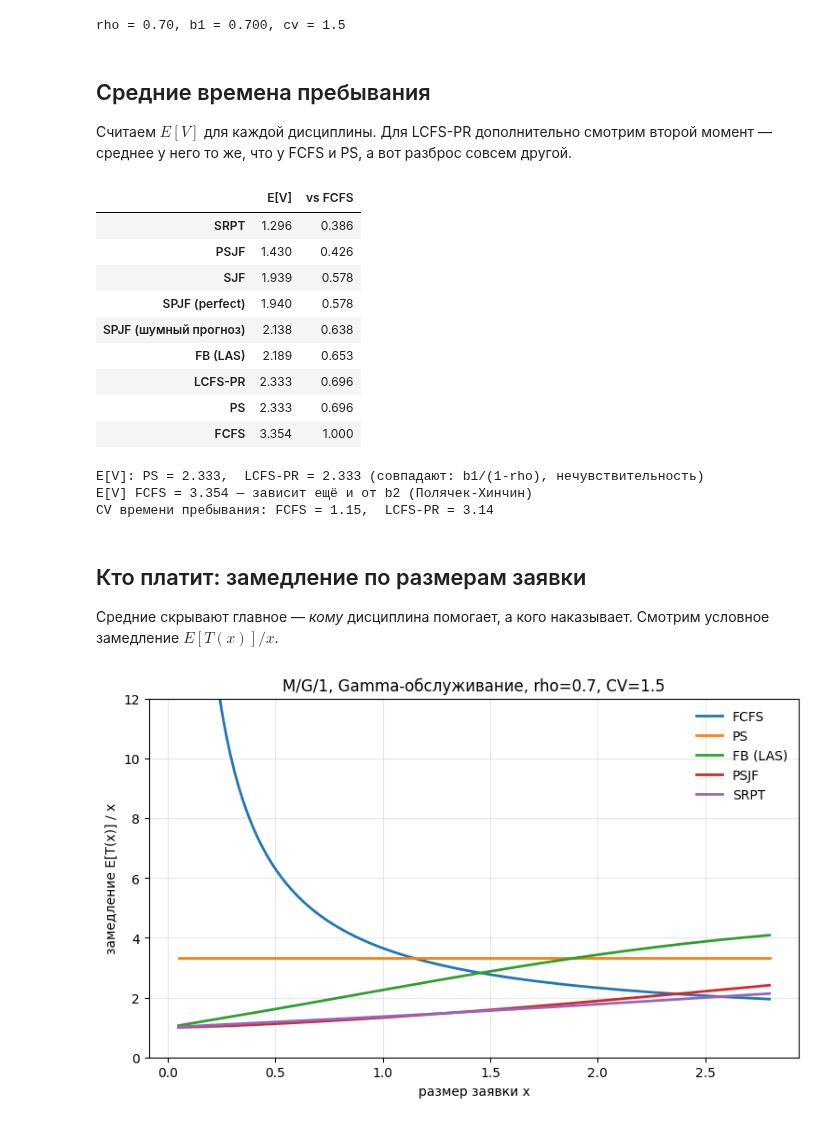
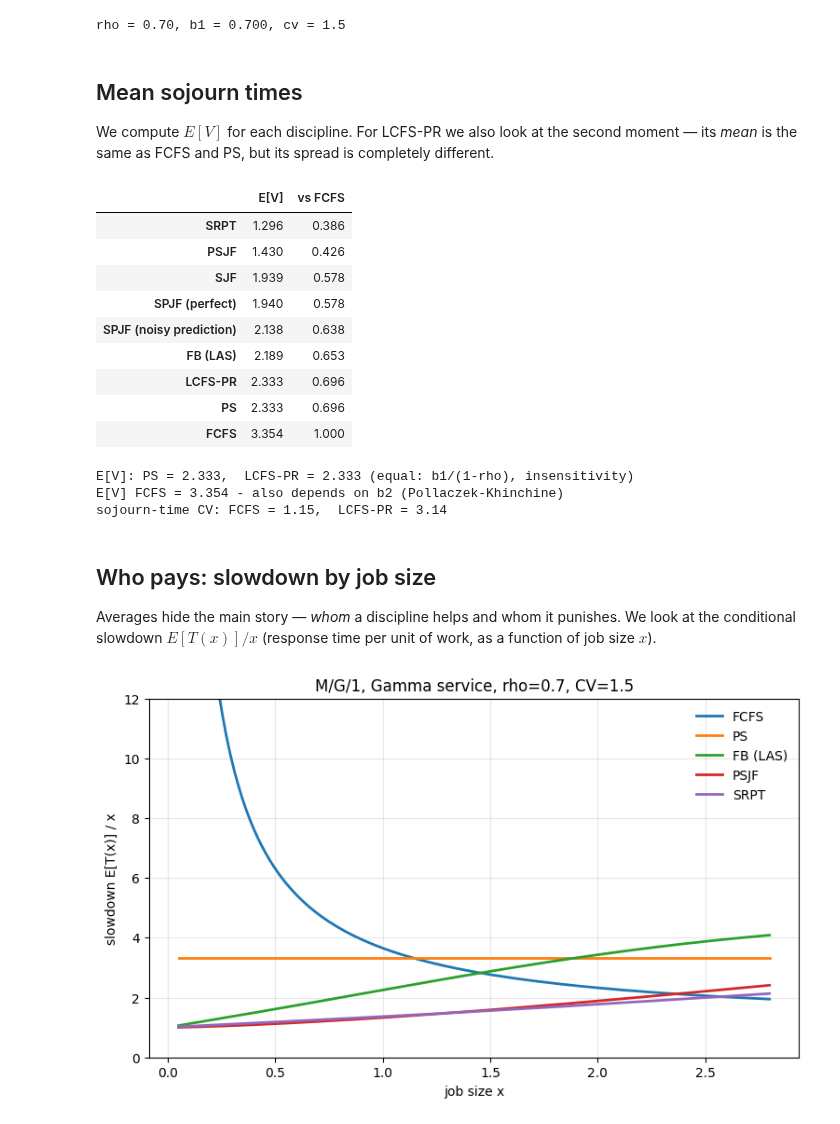
Before and after one commit to xabarov/most-queue, a Jupyter notebook: tutorials/disciplines_comparison.ipynb, the cells around one changed output. Saved outputs shown, nothing was run; the diff lists cells and outputs as text; code cells hidden in the pictures.

```diff
--- a/tutorials/disciplines_comparison.ipynb
+++ b/tutorials/disciplines_comparison.ipynb
@@ -39,10 +40,10 @@ print(f"rho = {RHO:.2f}, b1 = {b[0]:.3f}, cv = {CV}")
 # %% [output]
 rho = 0.70, b1 = 0.700, cv = 1.5
 # %% [markdown]
-## Средние времена пребывания
+## Mean sojourn times
 
-Считаем $E[V]$ для каждой дисциплины. Для LCFS-PR дополнительно смотрим второй момент —
-среднее у него то же, что у FCFS и PS, а вот разброс совсем другой.
+We compute $E[V]$ for each discipline. For LCFS-PR we also look at the second moment — its *mean* is
+the same as FCFS and PS, but its spread is completely different.
 # %%
 def size_based(cls, predictor=None):
     calc = cls()
@@ -70,7 +71,7 @@ results = {
     "PSJF": size_based(MG1PsjfCalc).v[0],
     "SRPT": size_based(MG1SrptCalc).v[0],
     "SPJF (perfect)": size_based(MG1SpjfCalc, PerfectPredictor()).v[0],
-    "SPJF (шумный прогноз)": size_based(MG1SpjfCalc, ExpNoisePredictor()).v[0],
+    "SPJF (noisy prediction)": size_based(MG1SpjfCalc, ExpNoisePredictor()).v[0],
 }
 
 df = pd.DataFrame(
@@ -84,7 +85,7 @@ df.round(3)
 | PSJF | 1.430 | 0.426 |
 | SJF | 1.939 | 0.578 |
 | SPJF (perfect) | 1.940 | 0.578 |
-| SPJF (шумный прогноз) | 2.138 | 0.638 |
+| SPJF (noisy prediction) | 2.138 | 0.638 |
 | FB (LAS) | 2.189 | 0.653 |
 | LCFS-PR | 2.333 | 0.696 |
 | PS | 2.333 | 0.696 |
@@ -92,42 +93,42 @@ df.round(3)
 # %%
 cv_sojourn_fcfs = np.sqrt(fcfs_res.v[1] - fcfs_res.v[0] ** 2) / fcfs_res.v[0]
 cv_sojourn_lcfs = np.sqrt(lcfs_res.v[1] - lcfs_res.v[0] ** 2) / lcfs_res.v[0]
-print(f"E[V]: PS = {ps_res.v[0]:.3f},  LCFS-PR = {lcfs_res.v[0]:.3f} (совпадают: b1/(1-rho), нечувствительность)")
-print(f"E[V] FCFS = {fcfs_res.v[0]:.3f} — зависит ещё и от b2 (Полячек-Хинчин)")
-print(f"CV времени пребывания: FCFS = {cv_sojourn_fcfs:.2f},  LCFS-PR = {cv_sojourn_lcfs:.2f}")
+print(f"E[V]: PS = {ps_res.v[0]:.3f},  LCFS-PR = {lcfs_res.v[0]:.3f} (equal: b1/(1-rho), insensitivity)")
+print(f"E[V] FCFS = {fcfs_res.v[0]:.3f} - also depends on b2 (Pollaczek-Khinchine)")
+print(f"sojourn-time CV: FCFS = {cv_sojourn_fcfs:.2f},  LCFS-PR = {cv_sojourn_lcfs:.2f}")
 # %% [output]
-E[V]: PS = 2.333,  LCFS-PR = 2.333 (совпадают: b1/(1-rho), нечувствительность)
-E[V] FCFS = 3.354 — зависит ещё и от b2 (Полячек-Хинчин)
-CV времени пребывания: FCFS = 1.15,  LCFS-PR = 3.14
+E[V]: PS = 2.333,  LCFS-PR = 2.333 (equal: b1/(1-rho), insensitivity)
+E[V] FCFS = 3.354 - also depends on b2 (Pollaczek-Khinchine)
+sojourn-time CV: FCFS = 1.15,  LCFS-PR = 3.14
 # %% [markdown]
-## Кто платит: замедление по размерам заявки
+## Who pays: slowdown by job size
 
-Средние скрывают главное — *кому* дисциплина помогает, а кого наказывает.
-Смотрим условное замедление $E[T(x)]/x$.
+Averages hide the main story — *whom* a discipline helps and whom it punishes. We look at the
+conditional slowdown $E[T(x)]/x$ (response time per unit of work, as a function of job size $x$).
 # %%
 fb = MG1FbCalc(); fb.set_sources(LAM); fb.set_servers(gamma_params, "Gamma"); fb.run()
 srpt = MG1SrptCalc(); srpt.set_sources(LAM); srpt.set_servers(gamma_params, "Gamma"); srpt.run()
 psjf = MG1PsjfCalc(); psjf.set_sources(LAM); psjf.set_servers(gamma_params, "Gamma"); psjf.run()
 
 xs = np.linspace(0.05, 4 * MEAN, 150)
 curves = {
     "FCFS": [(fcfs_res.w[0] + x) / x for x in xs],
     "PS": [1 / (1 - RHO)] * len(xs),
     "FB (LAS)": [fb.conditional_mean_response(float(x)) / x for x in xs],
     "PSJF": [psjf.conditional_mean_response(float(x)) / x for x in xs],
     "SRPT": [srpt.conditional_mean_response(float(x)) / x for x in xs],
 }
 
 fig, ax = plt.subplots(figsize=(9, 5))
 for name, ys in curves.items():
     ax.plot(xs, ys, lw=2, label=name)
 ax.set_ylim(0, 12)
-ax.set_xlabel("размер заявки x")
-ax.set_ylabel("замедление E[T(x)] / x")
-ax.set_title(f"M/G/1, Gamma-обслуживание, rho={RHO:.1f}, CV={CV}")
+ax.set_xlabel("job size x")
+ax.set_ylabel("slowdown E[T(x)] / x")
+ax.set_title(f"M/G/1, Gamma service, rho={RHO:.1f}, CV={CV}")
 ax.legend(frameon=False)
 ax.grid(alpha=0.3)
 plt.show()
 # %% [output]
-[figure, old version]
+[figure, new version]
 # %% [markdown]
```
Also changed, not shown: parts of 5 cells of this notebook, 13 other files.
